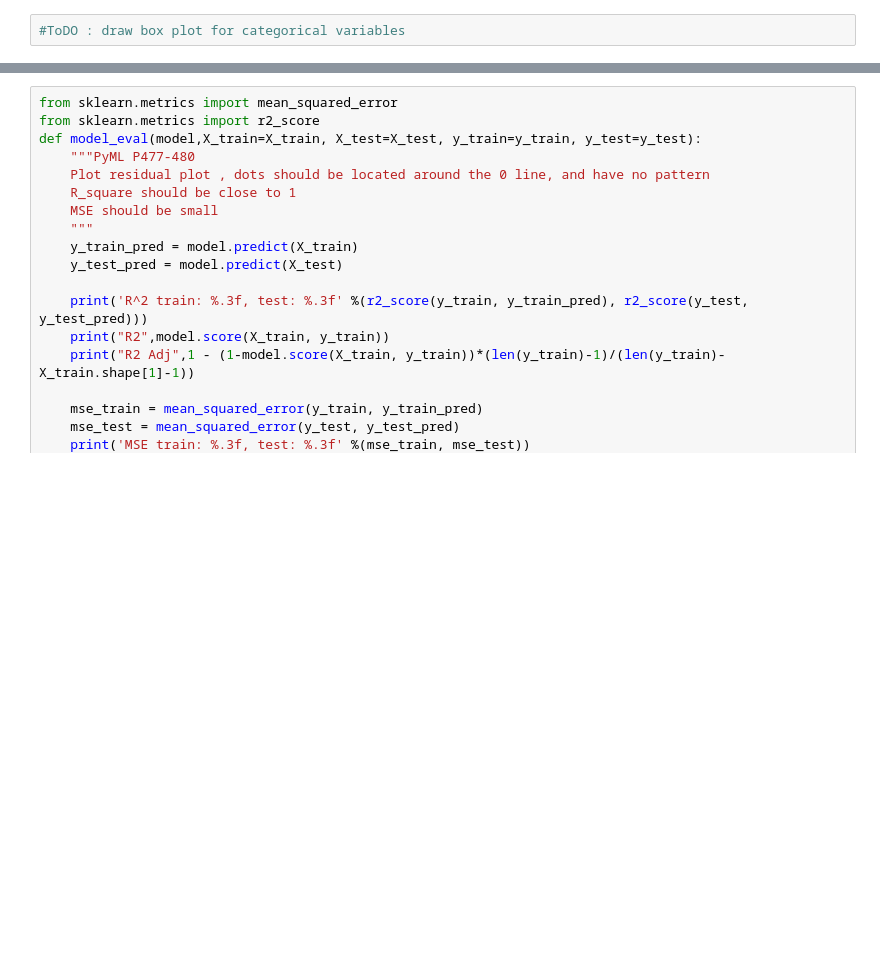
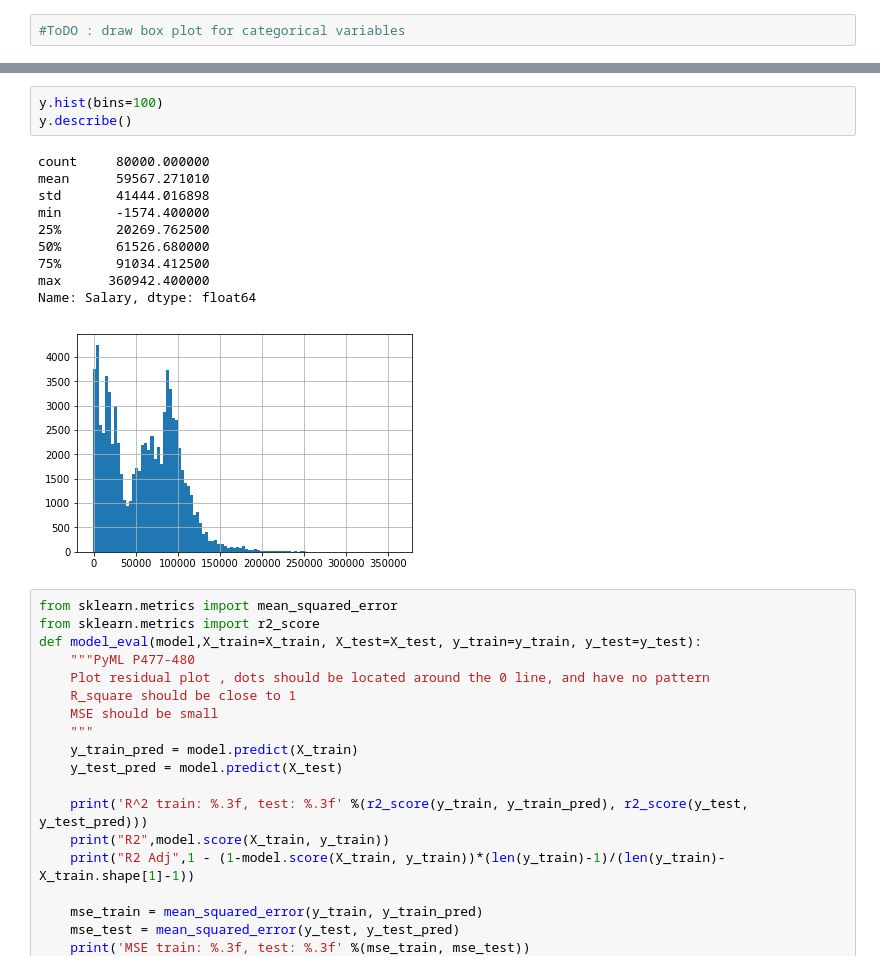
Before and after one commit to XC-Li/LMI-Data-Synthesis-Competition, a Jupyter notebook: Salary_Model.ipynb, the cells around one changed output, grey strips where cells are left out. Cells and saved outputs as stored; diff of their text form; blank space fills up the shorter version.

```diff
--- a/Salary_Model.ipynb
+++ b/Salary_Model.ipynb
@@ -77,3 +147,17 @@ X_train, X_test, y_train, y_test = train_test_split(X, y, test_size=0.3, random_
+# %%
+y.hist(bins=100)
+y.describe()
+# %% [output]
+count     80000.000000
+mean      59567.271010
+std       41444.016898
+min       -1574.400000
+25%       20269.762500
+50%       61526.680000
+75%       91034.412500
+max      360942.400000
+Name: Salary, dtype: float64
+[figure, added]
 # %%
 from sklearn.metrics import mean_squared_error
 from sklearn.metrics import r2_score
```
Also changed, not shown: parts of 19 cells of this notebook, 1 other file.
